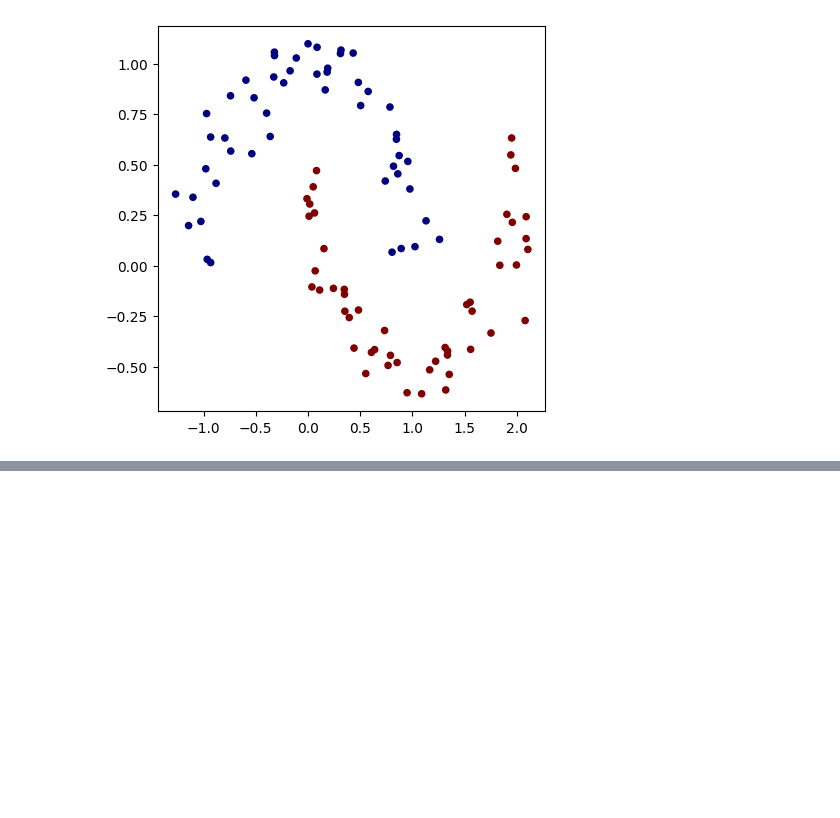
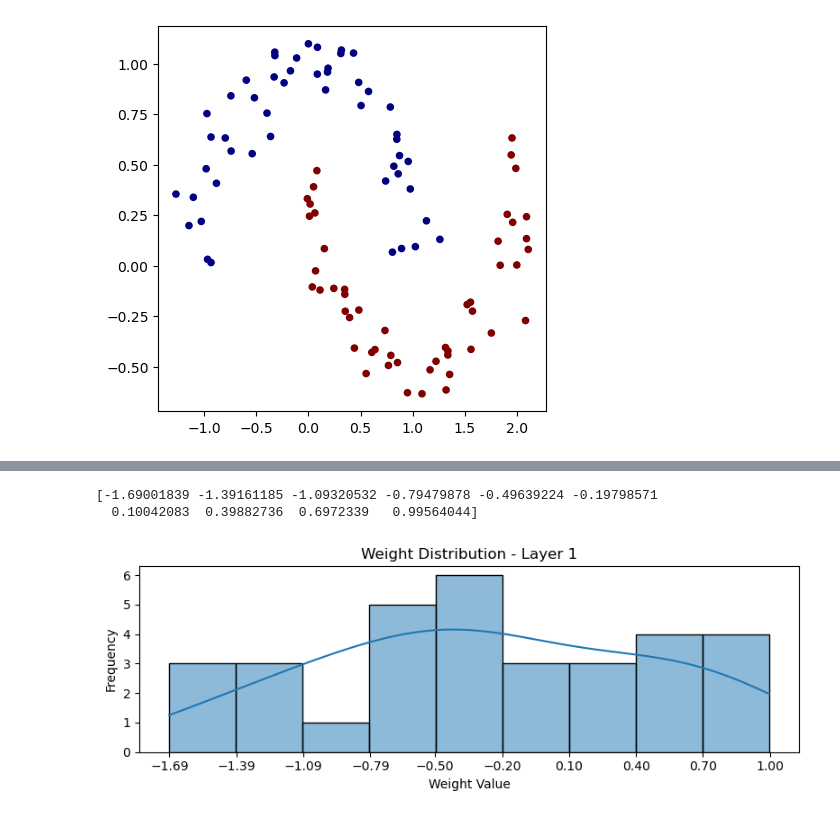
Before and after one commit to FedrianzD/Tugas-Machine-Learning-1, a Jupyter notebook: tes.ipynb, the cells around one changed output, grey strips where cells are left out. Drawn from its saved outputs; the diff is of its cells as text; code cells hidden in the pictures; blank space fills up the shorter version.

```diff
--- a/tes.ipynb
+++ b/tes.ipynb
@@ -77 +77,7 @@ model.visualize_graph()
 [drawing not drawn]
+# %%
+model.visualize_weight_distribution(0)
+# %% [output]
+[-1.69001839 -1.39161185 -1.09320532 -0.79479878 -0.49639224 -0.19798571
+  0.10042083  0.39882736  0.6972339   0.99564044]
+[figure, added]
```
Also changed, not shown: parts of 5 cells of this notebook, 1 other file.
